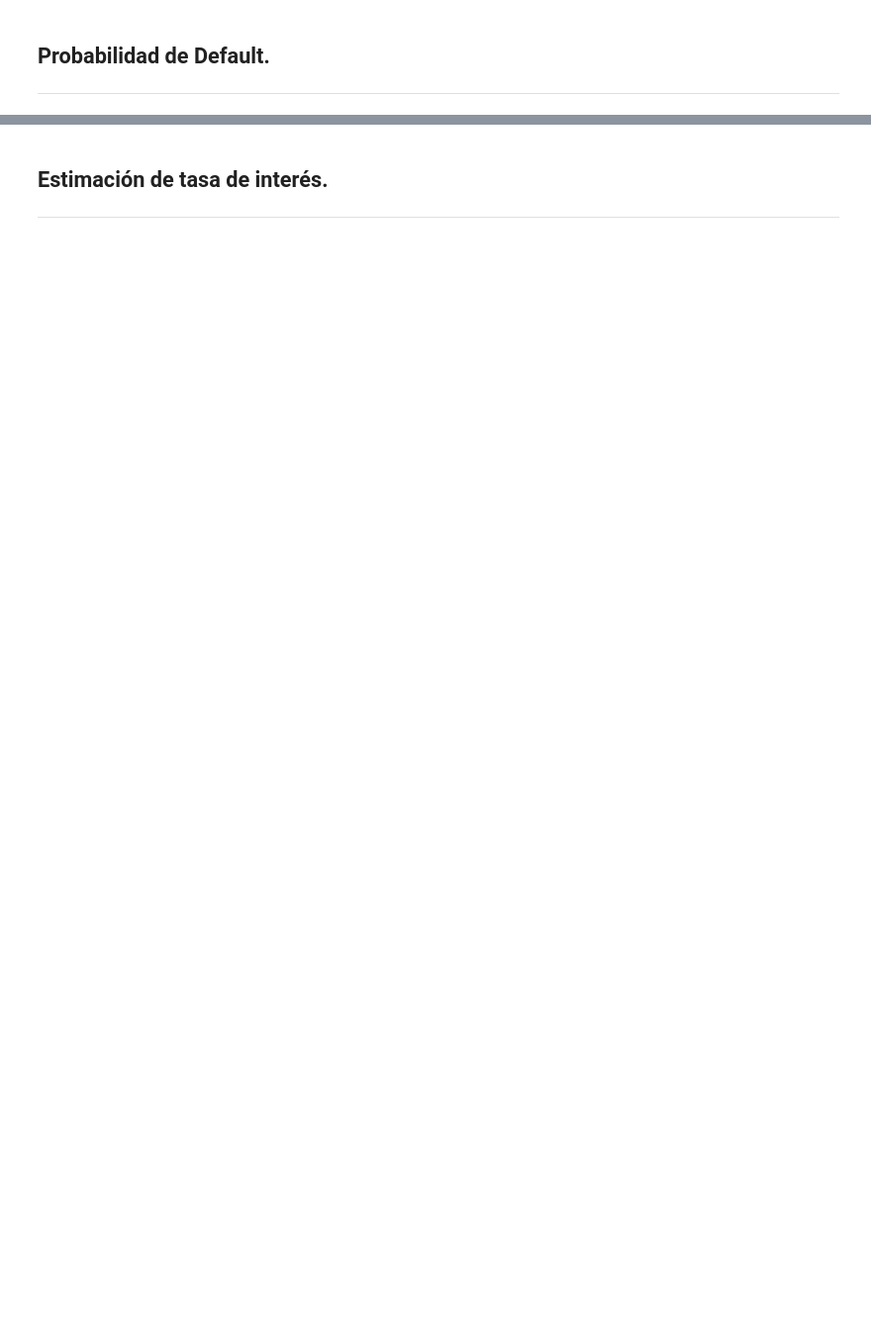
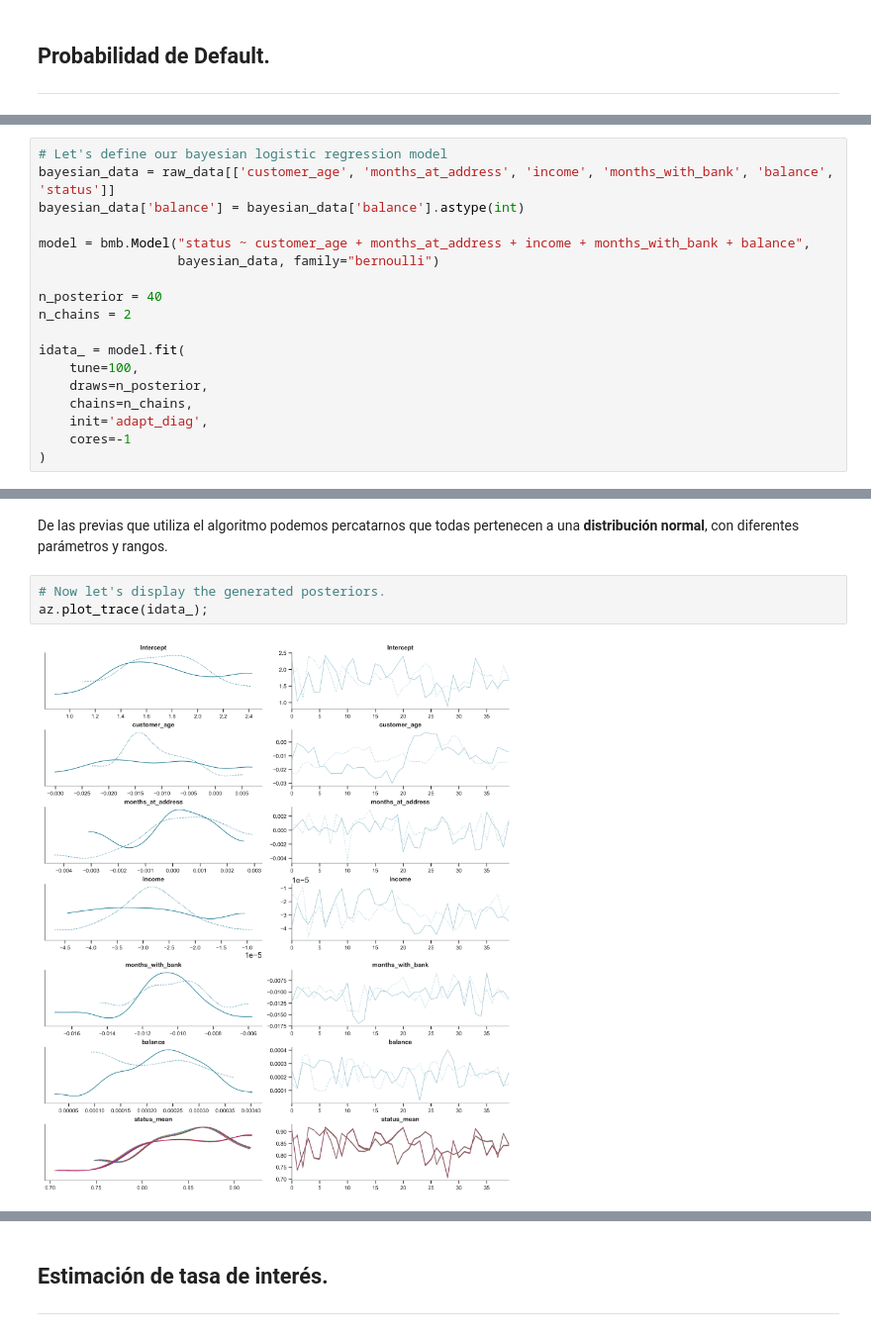
Before and after one commit to bmanica/optimal-interest-rate, a Jupyter notebook: OptimalRate_Implementation.ipynb, the cells around one changed output, grey strips where cells are left out. Shown at 99% size. Cells and saved outputs as stored; diff of their text form; blank space fills up the shorter version.

```diff
--- a/OptimalRate_Implementation.ipynb
+++ b/OptimalRate_Implementation.ipynb
@@ -29,0 +151,18 @@
+# %%
+# Let's define our bayesian logistic regression model
+bayesian_data = raw_data[['customer_age', 'months_at_address', 'income', 'months_with_bank', 'balance', 'status']]
+bayesian_data['balance'] = bayesian_data['balance'].astype(int)
+
+model = bmb.Model("status ~ customer_age + months_at_address + income + months_with_bank + balance",
+                  bayesian_data, family="bernoulli")
+
+n_posterior = 40
+n_chains = 2
+
+idata_ = model.fit(
+    tune=100,
+    draws=n_posterior,
+    chains=n_chains,
+    init='adapt_diag',
+    cores=-1
+)
@@ -29,0 +188,7 @@
+# %% [markdown]
+De las previas que utiliza el algoritmo podemos percatarnos que todas pertenecen a una **distribución normal**, con diferentes parámetros y rangos.
+# %%
+# Now let's display the generated posteriors.
+az.plot_trace(idata_);
+# %% [output]
+[figure, added]
```
Also changed, not shown: parts of 27 cells of this notebook, 3 other files.
